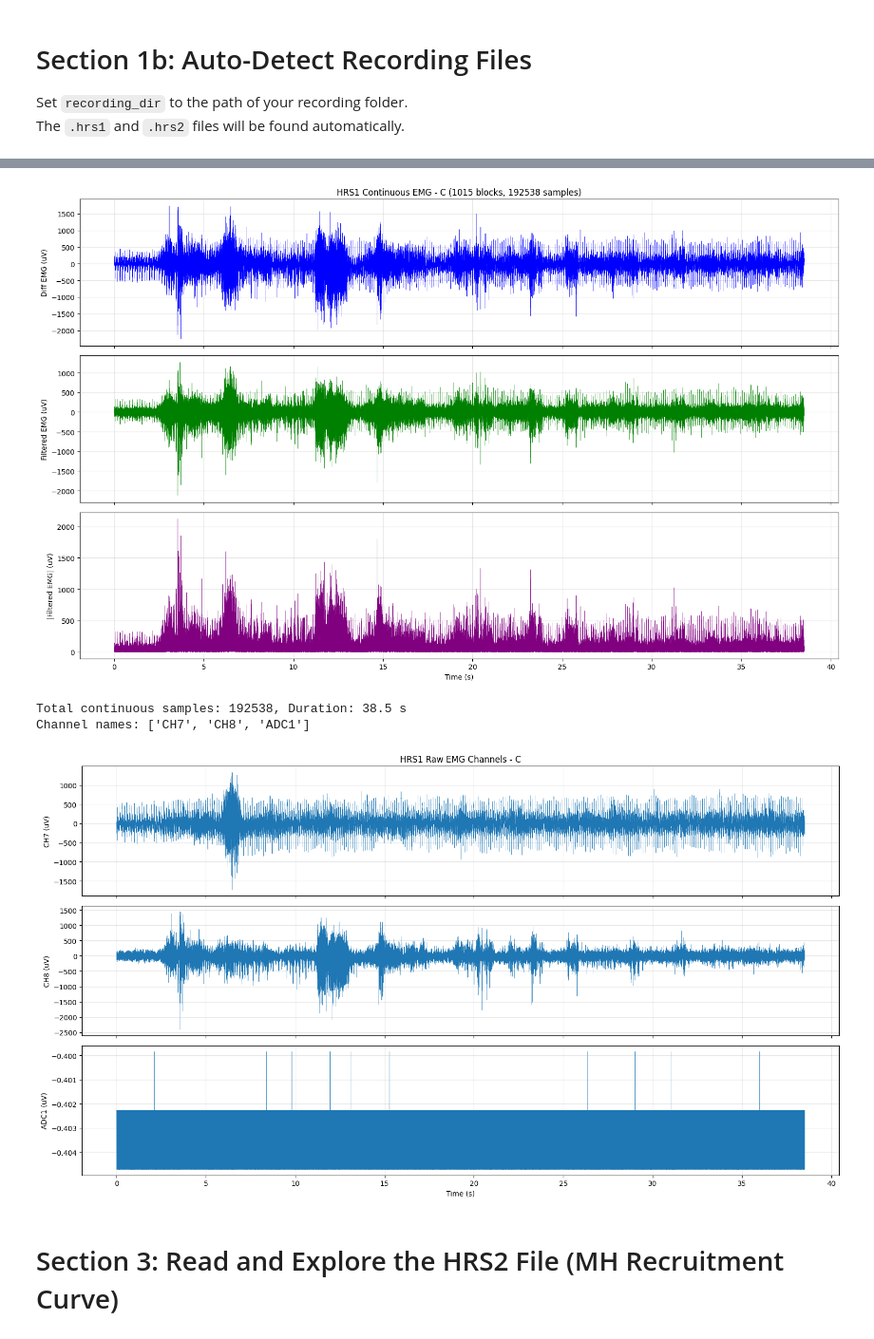
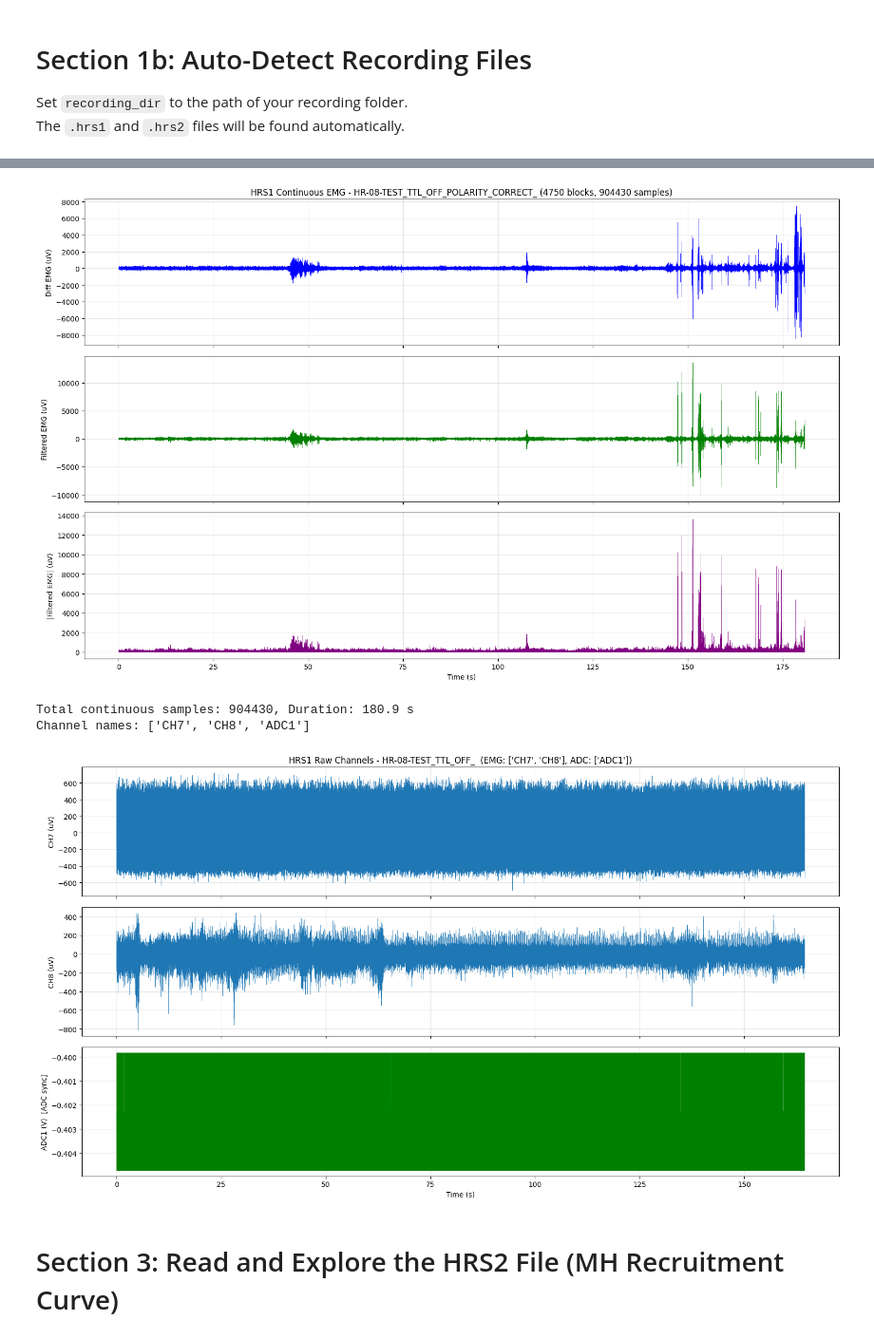
Before and after one commit to yahriels/Open-Ephys-H-Reflex-Python-Data-Analysis, a Jupyter notebook: src/open_ephys/analysis/Read_H-Reflex_App.ipynb, the cells around one changed output, grey strips where cells are left out. Shown at 95% size. Cells and saved outputs as stored; diff of their text form; code cells hidden in the pictures.

```diff
--- a/src/open_ephys/analysis/Read_H-Reflex_App.ipynb
+++ b/src/open_ephys/analysis/Read_H-Reflex_App.ipynb
@@ -47,10 +47,18 @@ Set `recording_dir` to the path of your recording folder.
 The `.hrs1` and `.hrs2` files will be found automatically.
 # %%
 # ---- Set your recording directory here ----
-recording_dir = "FirstRealTestThatWOrkedddd"
+# Set to the folder that contains your .hrs1 (and optionally .hrs2) files.
+# Available test recordings:
+#   HR-08-POLARITY_TEST_CORRECT   -- electrodes attached with correct polarity
+#   HR-08-POLARITY_TEST_FLIPPED_  -- electrodes attached with flipped polarity
+#   HR-08-HOUR_TEST_              -- HRS1 only (no HRS2 file)
+recording_dir = "HR-08-TEST_TTL_OFF_POLARITY_FLIPPED"
 
 hrs1_path, hrs2_path = find_hrs_files(recording_dir)
 print(f"Recording directory: {recording_dir}")
 print(f"  HRS1 file: {os.path.basename(hrs1_path)}")
-print(f"  HRS2 file: {os.path.basename(hrs2_path)}")
+if hrs2_path is not None:
+    print(f"  HRS2 file: {os.path.basename(hrs2_path)}")
+else:
+    print("  HRS2 file: not found â€” HRS2 sections will be skipped")
 # %% [output]
@@ -235,34 +243,61 @@ if len(hrs1_emg_blocks) > 0:
 else:
     print("No EMG data blocks found in this HRS1 file.")
 # %% [output]
-[figure, old version]
+[figure, new version]
-Total continuous samples: 192538, Duration: 38.5 s
+Total continuous samples: 904430, Duration: 180.9 s
 Channel names: ['CH7', 'CH8', 'ADC1']
 # %%
 # ---- Plot HRS1: Raw EMG Channels (per-channel overlay) ----
-if len(hrs1_emg_blocks) > 0 and len(hrs1_emg_blocks[0].raw_channels) >= 2:
+# EMG channels (CH7, CH8) are plotted as EMG traces.
+# The ADC sync channel (any channel whose name contains 'ADC') is plotted
+# on a separate axis with its own scale.
+if len(hrs1_emg_blocks) > 0 and len(hrs1_emg_blocks[0].raw_channels) >= 1:
     n_ch = len(hrs1_emg_blocks[0].raw_channels)
-    ch_names = hrs1_emg_blocks[0].channel_names if hrs1_emg_blocks[0].channel_names else [f'Ch{i}' for i in range(n_ch)]
+    ch_names = (hrs1_emg_blocks[0].channel_names
+                if hrs1_emg_blocks[0].channel_names
+                else [f'Ch{i}' for i in range(n_ch)])
 
-    fig, axes = plt.subplots(n_ch, 1, figsize=(16, 3 * n_ch), sharex=True)
-    if n_ch == 1:
+    # Separate EMG channels from the ADC sync channel
+    emg_ch_indices = [i for i, n in enumerate(ch_names) if 'ADC' not in n.upper()]
+    adc_ch_indices = [i for i, n in enumerate(ch_names) if 'ADC' in n.upper()]
+
+    n_emg = len(emg_ch_indices)
+    n_adc = len(adc_ch_indices)
+    n_rows = n_emg + n_adc
+
+    fig, axes = plt.subplots(n_rows, 1, figsize=(16, 3 * n_rows), sharex=True)
+    if n_rows == 1:
         axes = [axes]
 
-    for ch_idx in range(n_ch):
-        ch_data = np.concatenate([b.raw_channels[ch_idx] for b in hrs1_emg_blocks if len(b.raw_channels) > ch_idx])
+    row = 0
+    for ch_idx in emg_ch_indices:
+        ch_data = np.concatenate([b.raw_channels[ch_idx] for b in hrs1_emg_blocks
+                                  if len(b.raw_channels) > ch_idx])
         t_ch = np.arange(len(ch_data)) / SAMPLE_RATE
-        axes[ch_idx].plot(t_ch, ch_data, linewidth=0.3)
-        axes[ch_idx].set_ylabel(f'{ch_names[ch_idx]} (uV)')
-        axes[ch_idx].grid(True, alpha=0.3)
+        axes[row].plot(t_ch, ch_data, linewidth=0.3)
+        axes[row].set_ylabel(f'{ch_names[ch_idx]} (uV)')
+        axes[row].grid(True, alpha=0.3)
+        row += 1
 
-    axes[0].set_title(f'HRS1 Raw EMG Channels - {hrs1_header.subject_id}')
+    for ch_idx in adc_ch_indices:
+        ch_data = np.concatenate([b.raw_channels[ch_idx] for b in hrs1_emg_blocks
+                                  if len(b.raw_channels) > ch_idx])
+        t_ch = np.arange(len(ch_data)) / SAMPLE_RATE
+        axes[row].plot(t_ch, ch_data, color='green', linewidth=0.3)
+        axes[row].set_ylabel(f'{ch_names[ch_idx]} (V)  [ADC sync]')
+        axes[row].grid(True, alpha=0.3)
+        row += 1
+
+    axes[0].set_title(f'HRS1 Raw Channels - {hrs1_header.subject_id}  '
+                      f'(EMG: {[ch_names[i] for i in emg_ch_indices]}, '
+                      f'ADC: {[ch_names[i] for i in adc_ch_indices]})')
     axes[-1].set_xlabel('Time (s)')
     plt.tight_layout()
     plt.show()
 else:
     print("No raw channel data available.")
 # %% [output]
-[figure, old version]
+[figure, new version]
 # %% [markdown]
 # Section 3: Read and Explore the HRS2 File (MH Recruitment Curve)
 # %%
```
Also changed, not shown: parts of 25 cells of this notebook, 5 other files.
